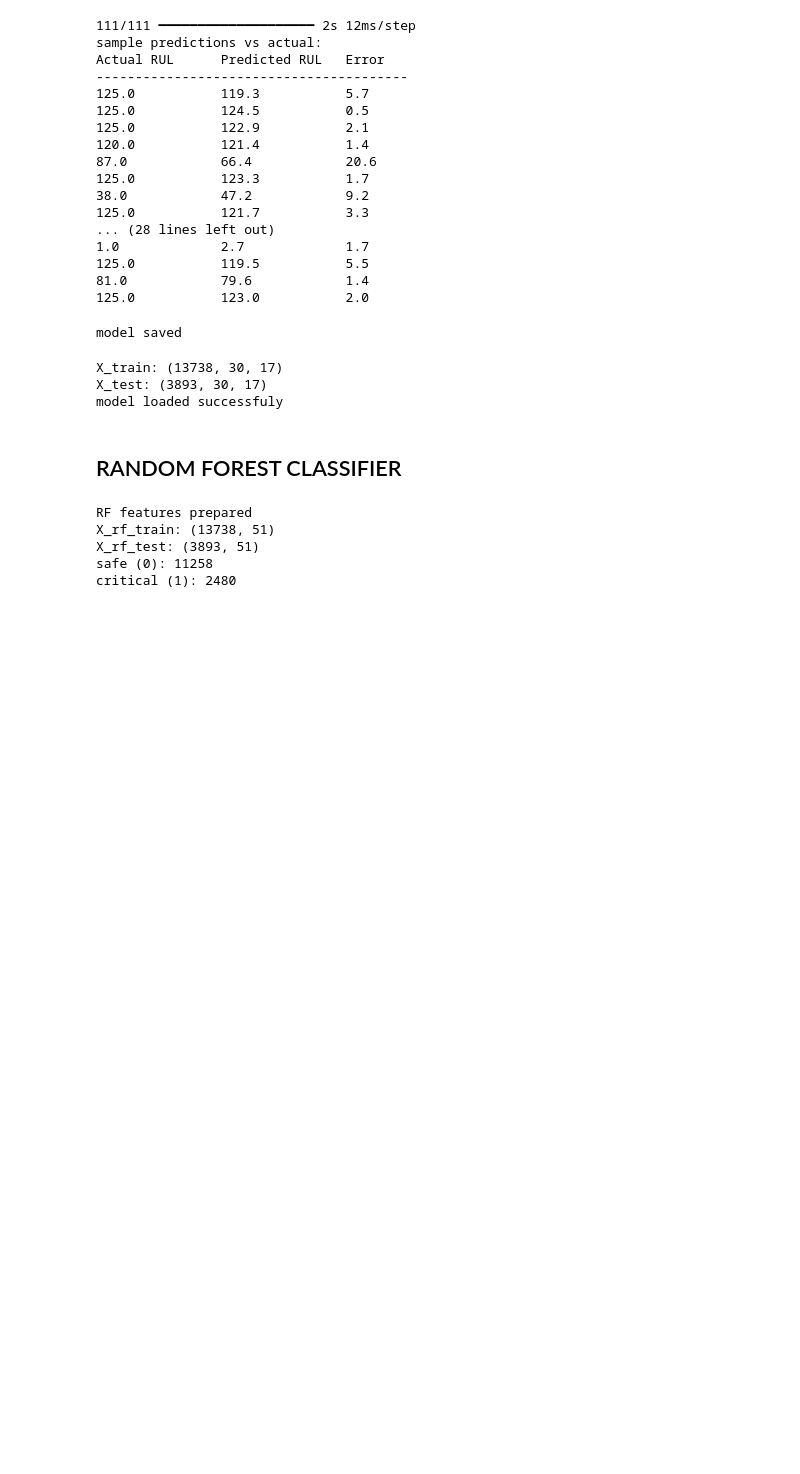
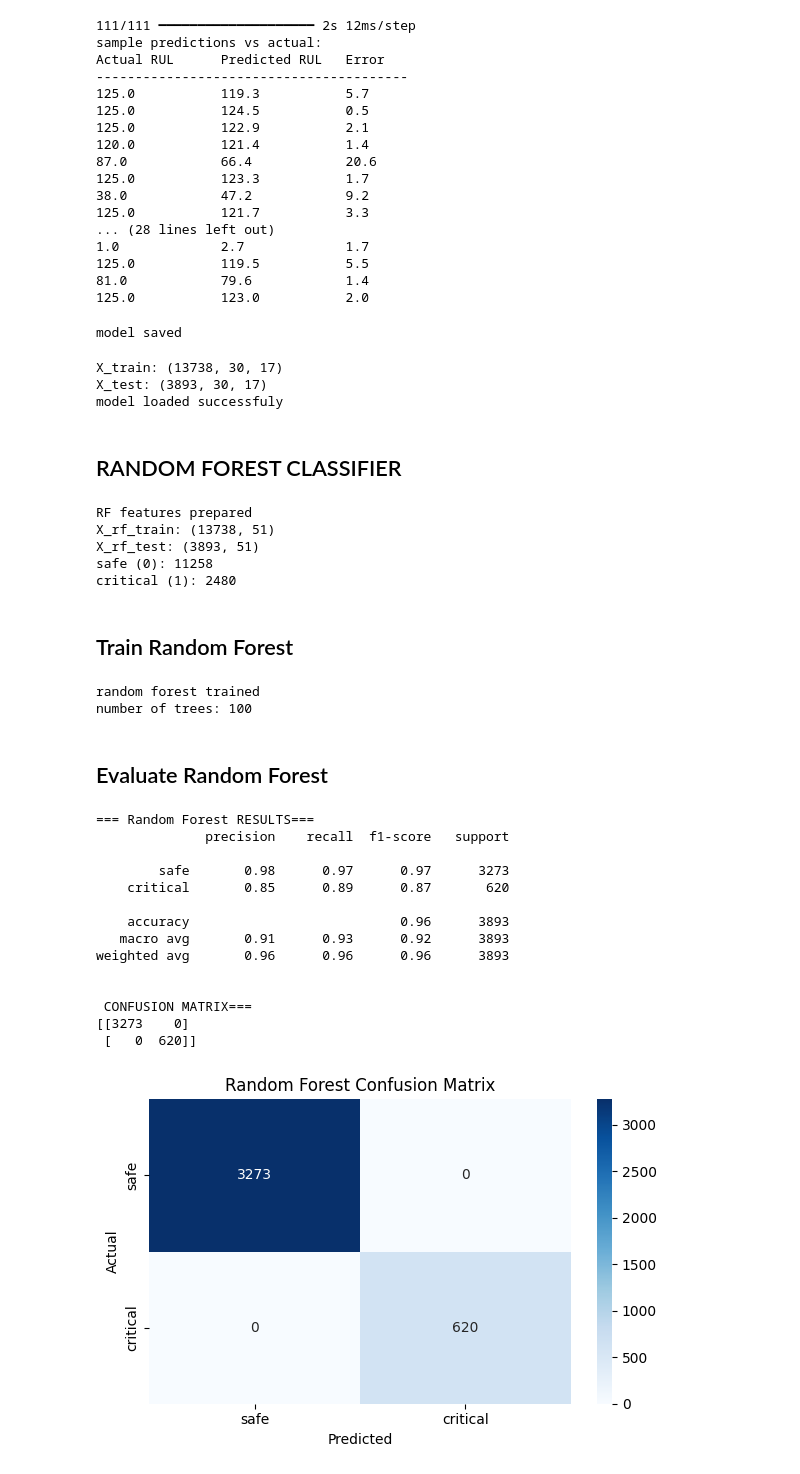
Before and after one commit to Bhawani-Lal/Smartmaintain_Dissertation, a Jupyter notebook: SmartMaintain_EDA.ipynb, the cells around one changed output. Drawn from its saved outputs; the diff is of its cells as text; code cells hidden in the pictures; blank space fills up the shorter version.

Commit message:
Session 3 - Random Forest trained, 96% accuracy, feature importance done

```diff
--- a/SmartMaintain_EDA.ipynb
+++ b/SmartMaintain_EDA.ipynb
@@ -637,3 +637,69 @@ X_rf_train: (13738, 51)
 X_rf_test: (3893, 51)
 safe (0): 11258
 critical (1): 2480
+# %% [markdown]
+## Train Random Forest
+# %%
+from sklearn.ensemble import RandomForestClassifier
+from sklearn.metrics import classification_report, confusion_matrix
+
+# Train Random forest
+# class_weight balanced handles the imbalance between safe and critical
+
+rf_model = RandomForestClassifier(
+    n_estimators=100,
+    max_depth=10,
+    class_weight='balanced',
+    random_state=42,
+    n_jobs=-1
+)
+
+rf_model.fit(X_rf_train, y_rf_train)
+
+print("random forest trained")
+print("number of trees:", rf_model.n_estimators)
+# %% [output]
+random forest trained
+number of trees: 100
+# %% [markdown]
+## Evaluate Random Forest
+# %%
+# check how well random forest perform on test data
+
+y_rf_pred = rf_model.predict(X_rf_test)
+
+print("=== Random Forest RESULTS===")
+print(classification_report(y_rf_test, y_rf_pred,
+        target_names=['safe','critical']))
+print("\n CONFUSION MATRIX===")
+cm = confusion_matrix(y_rf_test, y_rf_test)
+print(cm)
+
+#plot confusion matrix
+
+plt.figure(figsize=(6, 4))
+sns.heatmap(cm, annot=True, fmt='d', cmap='Blues',
+            xticklabels=['safe', 'critical'],
+            yticklabels=['safe', 'critical'])
+
+plt.title("Random Forest Confusion Matrix")
+plt.ylabel('Actual')
+plt.xlabel('Predicted')
+plt.tight_layout()
+plt.show()
+# %% [output]
+=== Random Forest RESULTS===
+              precision    recall  f1-score   support
+
+        safe       0.98      0.97      0.97      3273
+    critical       0.85      0.89      0.87       620
+
+    accuracy                           0.96      3893
+   macro avg       0.91      0.93      0.92      3893
+weighted avg       0.96      0.96      0.96      3893
+
+
+ CONFUSION MATRIX===
+[[3273    0]
+ [   0  620]]
+[figure, added]
```
Also changed, not shown: parts of 7 cells of this notebook.
